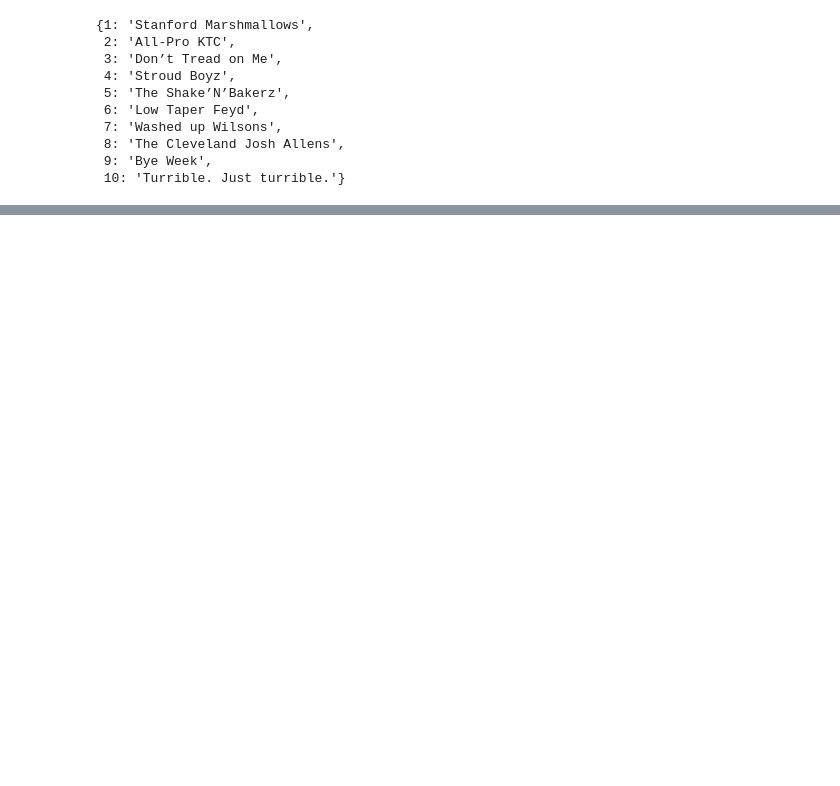
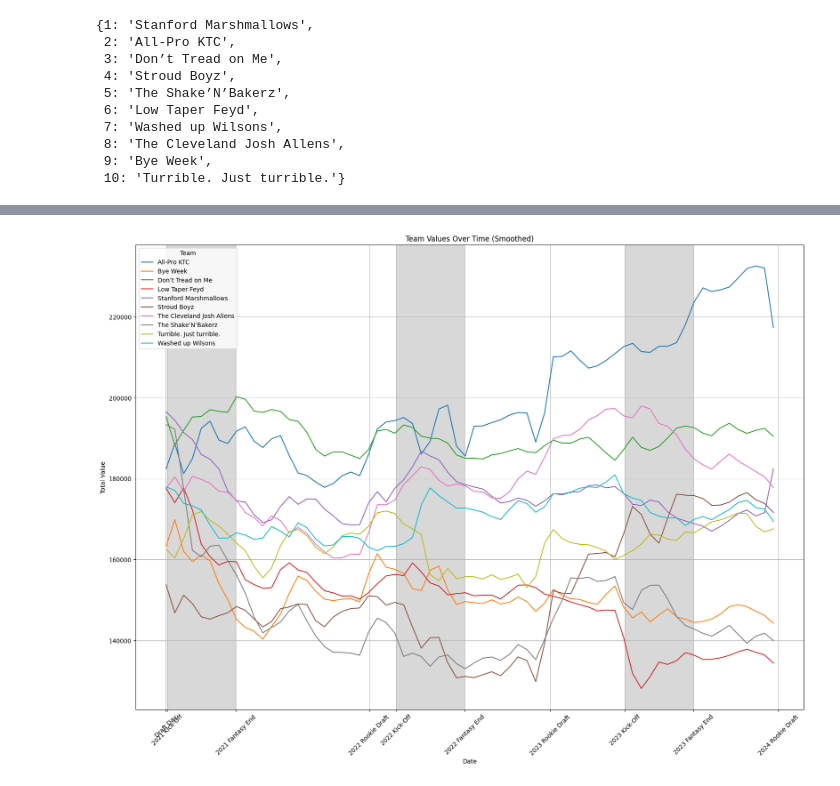
Before and after one commit to jsimerly/fantasy-analysis, a Jupyter notebook: league_analysis.ipynb, the cells around one changed output, grey strips where cells are left out. Cells and saved outputs as stored; diff of their text form; code cells hidden in the pictures; blank space fills up the shorter version.

```diff
--- a/league_analysis.ipynb
+++ b/league_analysis.ipynb
@@ -197,6 +151,0 @@ for i, player in enumerate(players):
-# %%
-i = 0
-sleeper_id = 5927
-player_to_update = players[i]
-player_to_update.sleeper_id = str(sleeper_id)
-session.commit()
@@ -231,0 +177,5 @@ starting_draft['picks']
+# %%
+start_date = datetime(2021, 9, 7)
+end_date = datetime.today()
+
+date_range = [start_date.date() + timedelta(days=x) for x in range((end_date - start_date).days + 1)]
@@ -231,0 +333,67 @@ starting_draft['picks']
+# %%
+important_dates = [
+    ('2021-9-7', 'Draft Day'),
+    ('2021-9-9', '2021 Kick-Off'),
+    ('2021-12-27', '2021 Fantasy End'),
+    ('2022-7-27', '2022 Rookie Draft'),
+    ('2022-9-8', '2022 Kick-Off'),
+    ('2022-12-26', '2022 Fantasy End'),
+    ('2023-5-11', '2023 Rookie Draft'),
+    ('2023-9-7', '2023 Kick-Off'),
+    ('2023-12-25', '2023 Fantasy End'),
+    ('2024-5-8', '2024 Rookie Draft')
+]
+
+df = pd.DataFrame(data)
+df['Total Value'] = df['Player Value'] + df['Pick Value']
+df.set_index("Date", inplace=True)
+filtered_df = df[df.index < datetime(2024, 5, 10).date()]
+
+grouped_df = filtered_df.groupby('Team')
+
+plt.figure(figsize=(20, 14))
+
+team_photos = {
+    'All-Pro KTC': 'team_photos/KTC All Pro.PNG',
+    'Bye Week': 'team_photos/Bye Week.PNG',
+    "Don't Tread on Me": "team_photos/Don't Tread on me.PNG",
+    "Low Taper Feyd": "team_photos/Low Taper Fyeds.PNG",
+    "Stanford Marshmallows": "team_photos/Stanford Mashmellows.PNG",
+    "Stroud Boyz": "team_photos/Stroud Boys.PNG",
+    "The Cleveland Josh Allens": "team_photos/Josh Allens.PNG",
+    "The Shake'N'Bakers": "team_photos/The Shake'N'Jakes",
+    "Turrible. Just turrible.": "team_photos/Turrible Just Turrible",
+    "Washed Up Wilsons": "team_photos/Washed up Wilsons"
+}
+
+for i, (team, group) in enumerate(grouped_df):
+    photo_path = team_photos.get(team)
+    print('yo')
+    smoothed_values = savgol_filter(group['Total Value'], window_length=4, polyorder=3)
+    plt.plot(group.index, smoothed_values, label=team)
+
+# Highlight the background between Kick-Off and Fantasy End for each year
+highlight_dates = [
+    ('2021-9-9', '2021-12-27'),
+    ('2022-9-8', '2022-12-26'),
+    ('2023-9-7', '2023-12-25')
+]
+
+for start_date, end_date in highlight_dates:
+    start = datetime.strptime(start_date, '%Y-%m-%d').date()
+    end = datetime.strptime(end_date, '%Y-%m-%d').date()
+    plt.axvspan(start, end, color='gray', alpha=0.3)
+
+# Set the x-axis ticks to important dates and display comments
+xtick_labels = [date[1] for date in important_dates]
+xtick_positions = [datetime.strptime(date[0], '%Y-%m-%d').date() for date in important_dates]
+plt.xticks(xtick_positions, xtick_labels, rotation=45)
+
+plt.title('Team Values Over Time (Smoothed)')
+plt.xlabel('Date')
+plt.ylabel('Total Value')
+plt.legend(title='Team')
+plt.grid(True)
+plt.show()
+# %% [output]
+[figure, added]
```
Also changed, not shown: parts of 13 cells of this notebook, 20 other files.
